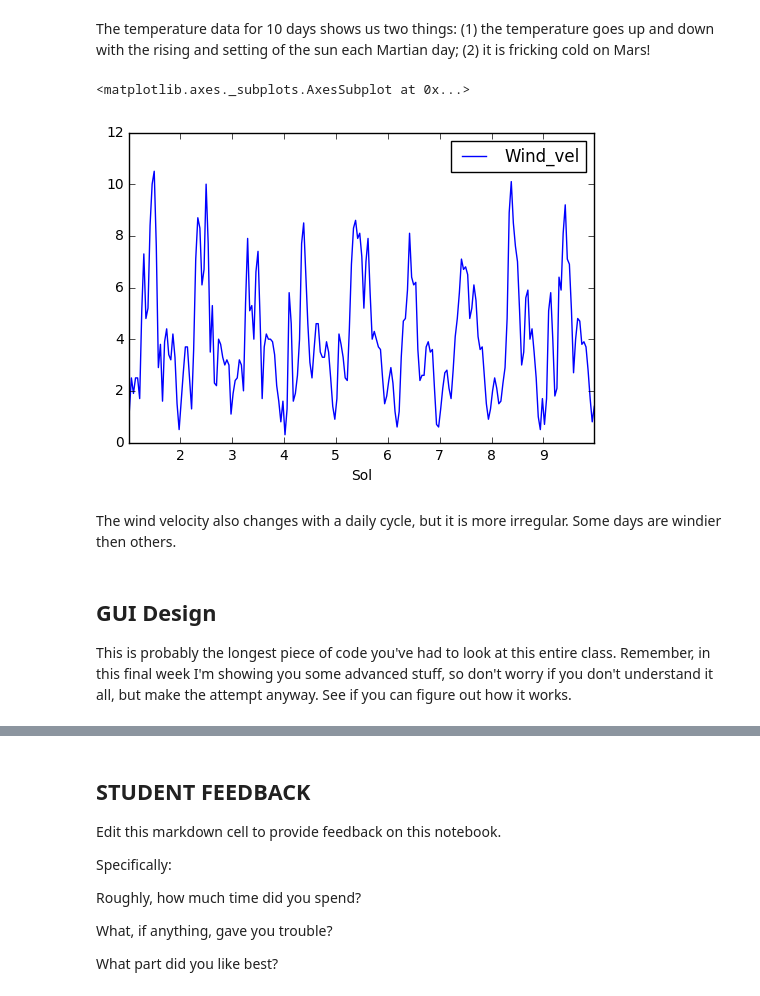
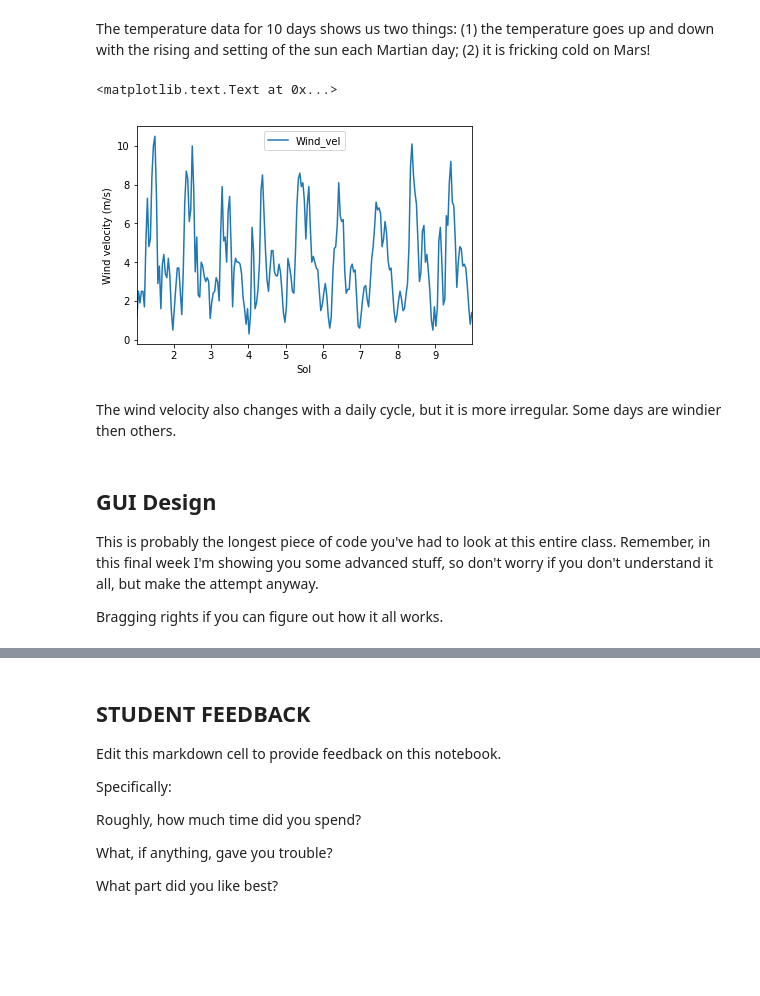
Before and after one commit to jenyquist/PLAM, a Jupyter notebook: Class12/Class12.ipynb, the cells around one changed output, grey strips where cells are left out. Drawn from its saved outputs; the diff is of its cells as text; code cells hidden in the pictures; blank space fills up the shorter version.

```diff
--- a/Class12/Class12.ipynb
+++ b/Class12/Class12.ipynb
@@ -282,15 +290,18 @@ mpf10days.plot('Sol','Temp_F')
 # %% [markdown]
 The temperature data for 10 days shows us two things: (1) the temperature goes up and down with the rising and setting of the sun each Martian day; (2) it is fricking cold on Mars!
-# %%
-mpf10days.plot('Sol','Wind_vel')
-# %% [output]
-<matplotlib.axes._subplots.AxesSubplot at 0x...>
-[figure, removed]
+# %%
+ax = mpf10days.plot('Sol','Wind_vel')
+ax.set_ylabel('Wind velocity (m/s)')
+# %% [output]
+<matplotlib.text.Text at 0x...>
+[figure, added]
 # %% [markdown]
 The wind velocity also changes with a daily cycle, but it is more irregular. Some days are windier then others.
 # %% [markdown]
 ## GUI Design
-This is probably the longest piece of code you've had to look at this entire class. Remember, in this final week I'm showing you some advanced stuff, so don't worry if you don't understand it all, but make the attempt anyway. See if you can figure out how it works.
+This is probably the longest piece of code you've had to look at this entire class. Remember, in this final week I'm showing you some advanced stuff, so don't worry if you don't understand it all, but make the attempt anyway.
+
+Bragging rights if you can figure out how it all works.
 # %%
 %matplotlib inline
 
```
Also changed, not shown: parts of 22 cells of this notebook, 1 other file.
